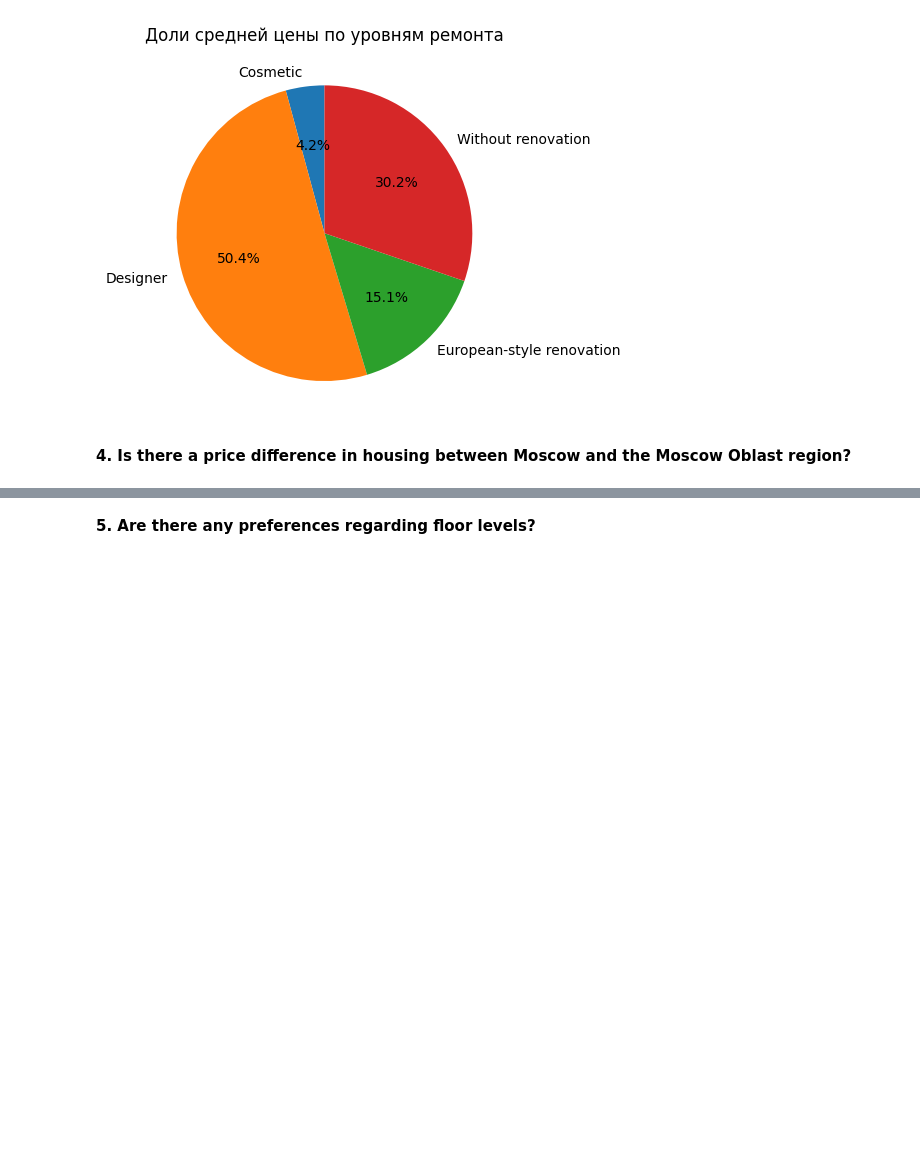
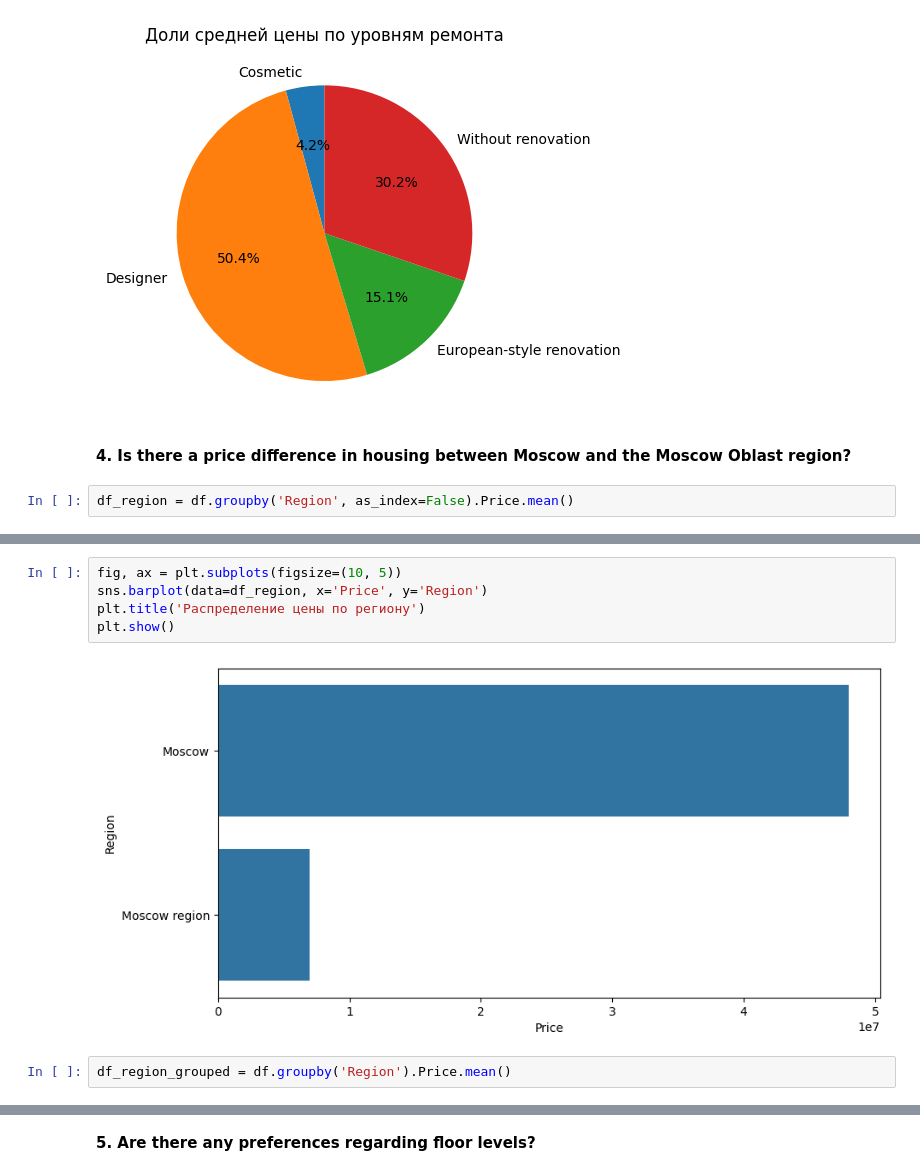
Before and after one commit to WhosArt/Moscow_housing_price, a Jupyter notebook: house_pricing/house_pricing.ipynb, the cells around one changed output, grey strips where cells are left out. Drawn from its saved outputs; the diff is of its cells as text; blank space fills up the shorter version.

Commit message:
4. Is there a price difference in housing between Moscow and the Moscow Oblast region?

```diff
--- a/house_pricing/house_pricing.ipynb
+++ b/house_pricing/house_pricing.ipynb
@@ -106,3 +106,5 @@ plt.show()
 [figure]
 # %% [markdown]
 **4. Is there a price difference in housing between Moscow and the Moscow Oblast region?**
+# %%
+df_region = df.groupby('Region', as_index=False).Price.mean()
@@ -108,0 +117,9 @@ plt.show()
+# %%
+fig, ax = plt.subplots(figsize=(10, 5))
+sns.barplot(data=df_region, x='Price', y='Region')
+plt.title('Распределение цены по региону')
+plt.show()
+# %% [output]
+[figure, added]
+# %%
+df_region_grouped = df.groupby('Region').Price.mean()
```
Also changed, not shown: parts of 4 cells of this notebook.
